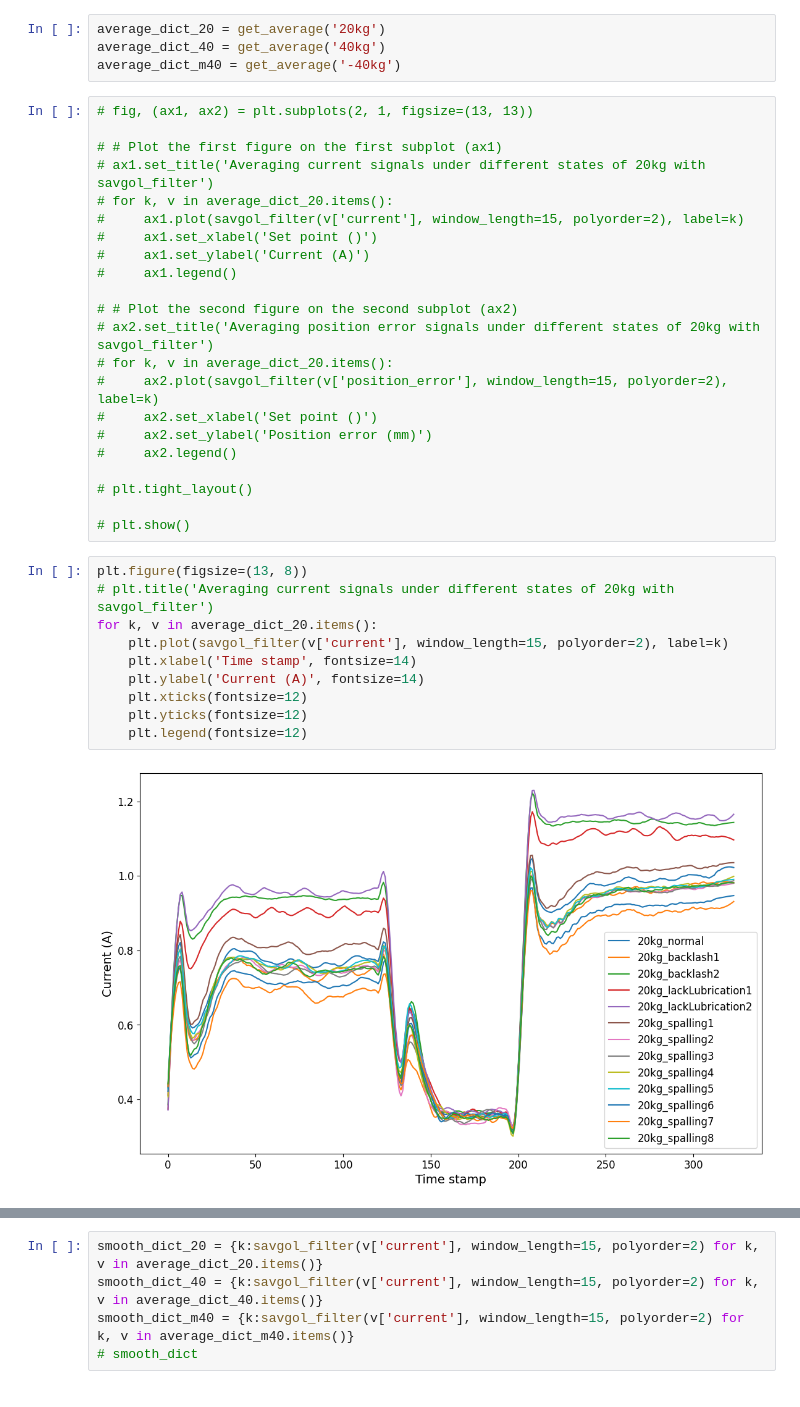
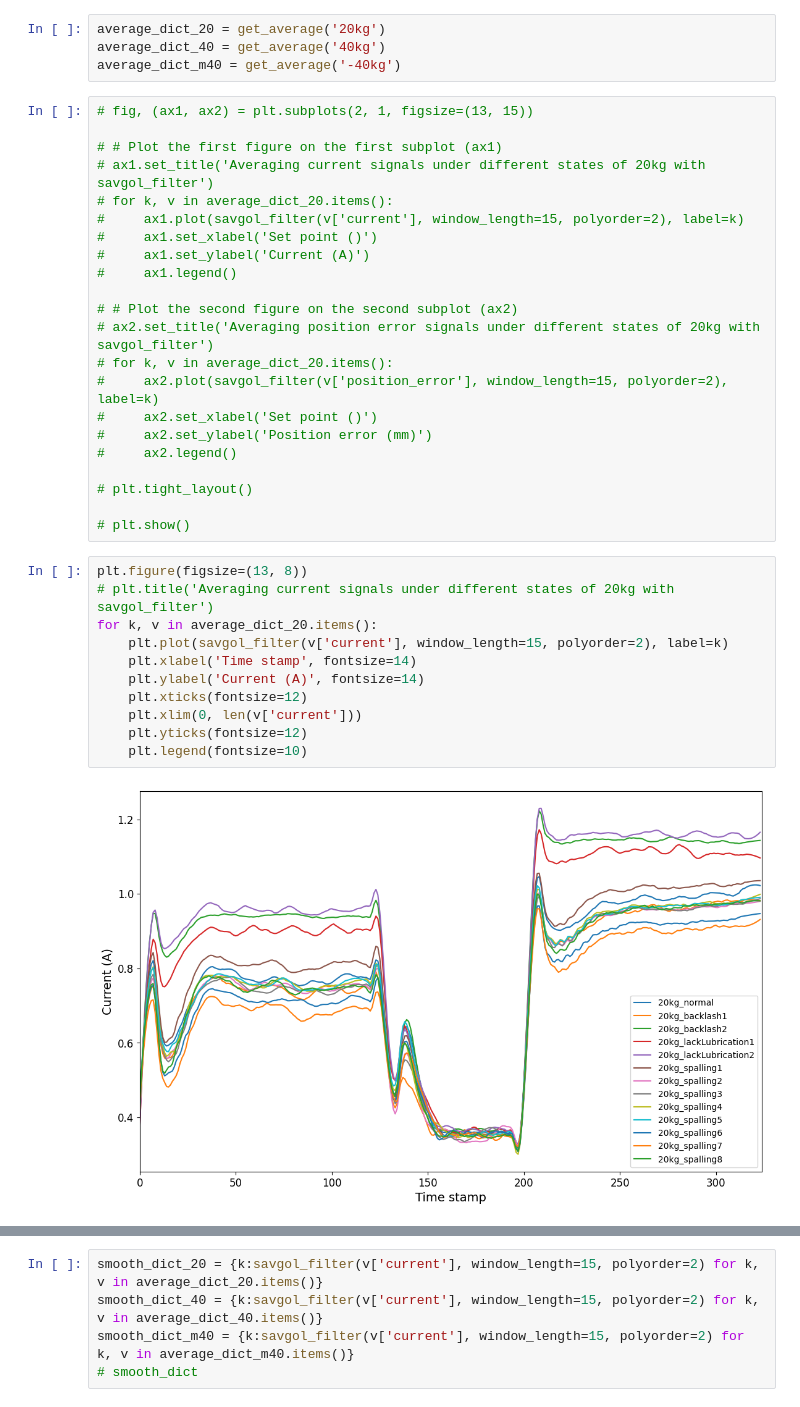
Before and after one commit to BlueAsuka/RAVEN, a Jupyter notebook: notebooks/feature_viz.ipynb, the cells around one changed output, grey strips where cells are left out. Cells and saved outputs as stored; diff of their text form.

```diff
--- a/notebooks/feature_viz.ipynb
+++ b/notebooks/feature_viz.ipynb
@@ -167,7 +167,7 @@ average_dict_20 = get_average('20kg')
 average_dict_40 = get_average('40kg')
 average_dict_m40 = get_average('-40kg')
 # %%
-# fig, (ax1, ax2) = plt.subplots(2, 1, figsize=(13, 13))
+# fig, (ax1, ax2) = plt.subplots(2, 1, figsize=(13, 15))
 
 # # Plot the first figure on the first subplot (ax1)
 # ax1.set_title('Averaging current signals under different states of 20kg with savgol_filter')
@@ -191,12 +191,13 @@ average_dict_m40 = get_average('-40kg')
 # %%
 plt.figure(figsize=(13, 8))
 # plt.title('Averaging current signals under different states of 20kg with savgol_filter')
 for k, v in average_dict_20.items():
     plt.plot(savgol_filter(v['current'], window_length=15, polyorder=2), label=k)
     plt.xlabel('Time stamp', fontsize=14)
     plt.ylabel('Current (A)', fontsize=14)
     plt.xticks(fontsize=12)
+    plt.xlim(0, len(v['current']))
     plt.yticks(fontsize=12)
-    plt.legend(fontsize=12)
+    plt.legend(fontsize=10)
 # %% [output]
-[figure, old version]
+[figure, new version]
```
Also changed, not shown: parts of 1 cell of this notebook, 4 other files.
